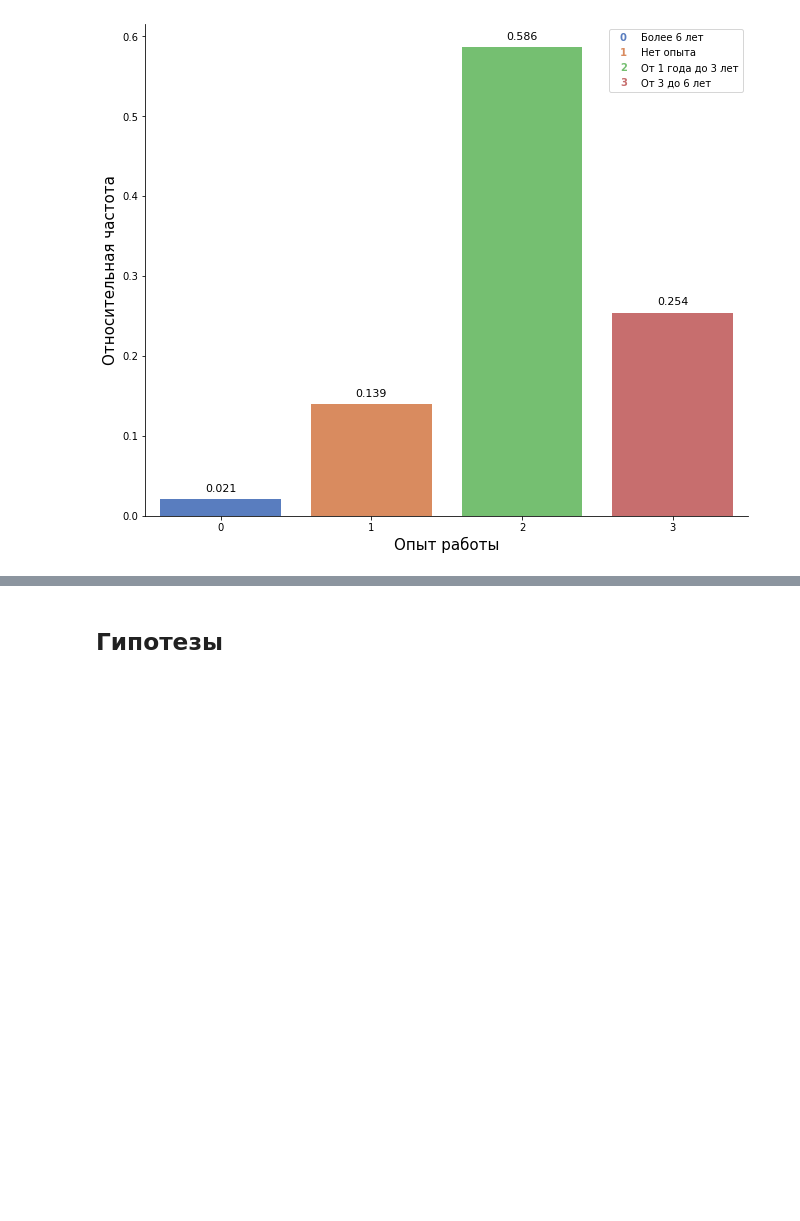
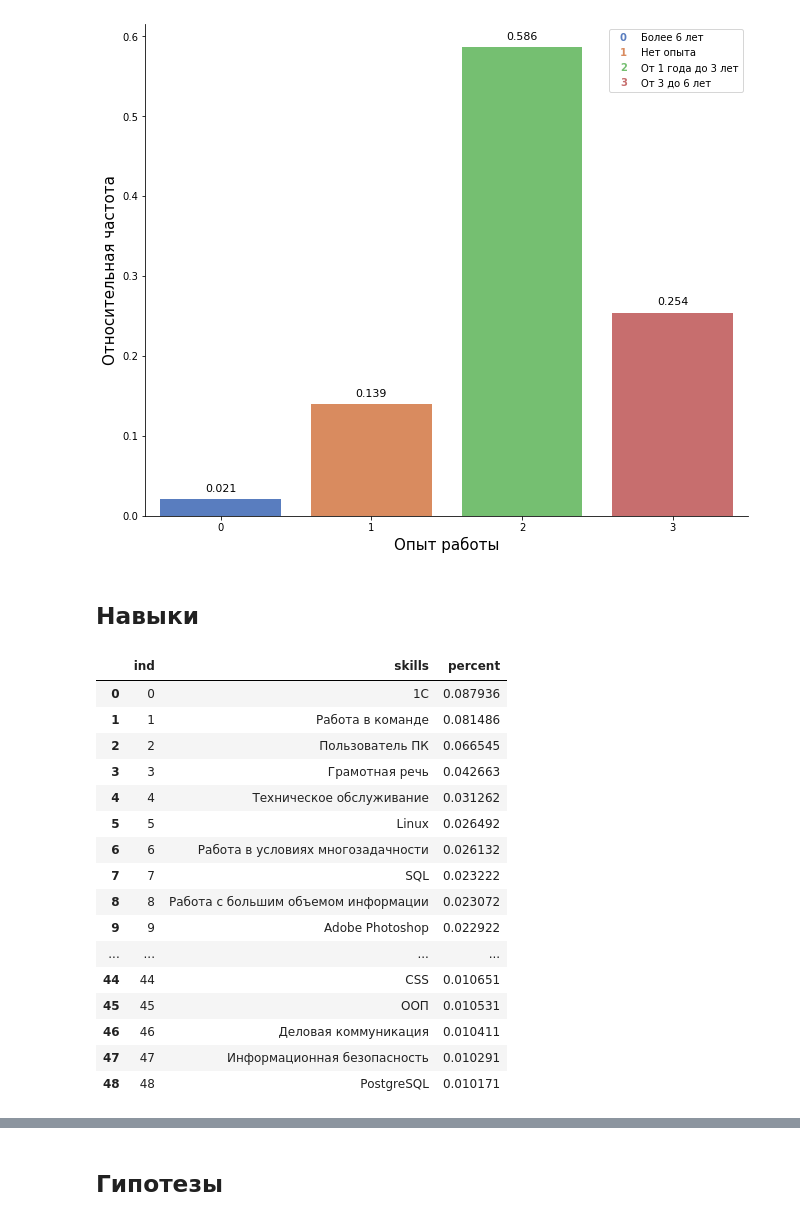
Before and after one commit to denozavrus/Project_Vaccancies, a Jupyter notebook: scripts/Notebooks/Hypothesis.ipynb, the cells around one changed output, grey strips where cells are left out. Saved outputs shown, nothing was run; the diff lists cells and outputs as text; code cells hidden in the pictures; blank space fills up the shorter version.

```diff
--- a/scripts/Notebooks/Hypothesis.ipynb
+++ b/scripts/Notebooks/Hypothesis.ipynb
@@ -573,3 +573,5 @@ g.fig.set_figheight(8)
 plt.show()
 # %% [output]
 [figure]
+# %% [markdown]
+## Навыки
@@ -575,0 +589,20 @@ plt.show()
+# %%
+skills_df
+# %% [output]
+|  | ind | skills | percent |
+| 0 | 0 | 1С | 0.087936 |
+| 1 | 1 | Работа в команде | 0.081486 |
+| 2 | 2 | Пользователь ПК | 0.066545 |
+| 3 | 3 | Грамотная речь | 0.042663 |
+| 4 | 4 | Техническое обслуживание | 0.031262 |
+| 5 | 5 | Linux | 0.026492 |
+| 6 | 6 | Работа в условиях многозадачности | 0.026132 |
+| 7 | 7 | SQL | 0.023222 |
+| 8 | 8 | Работа с большим объемом информации | 0.023072 |
+| 9 | 9 | Adobe Photoshop | 0.022922 |
+| ... | ... | ... | ... |
+| 44 | 44 | CSS | 0.010651 |
+| 45 | 45 | ООП | 0.010531 |
+| 46 | 46 | Деловая коммуникация | 0.010411 |
+| 47 | 47 | Информационная безопасность | 0.010291 |
+| 48 | 48 | PostgreSQL | 0.010171 |
```
Also changed, not shown: parts of 17 cells of this notebook, 1 other file.
